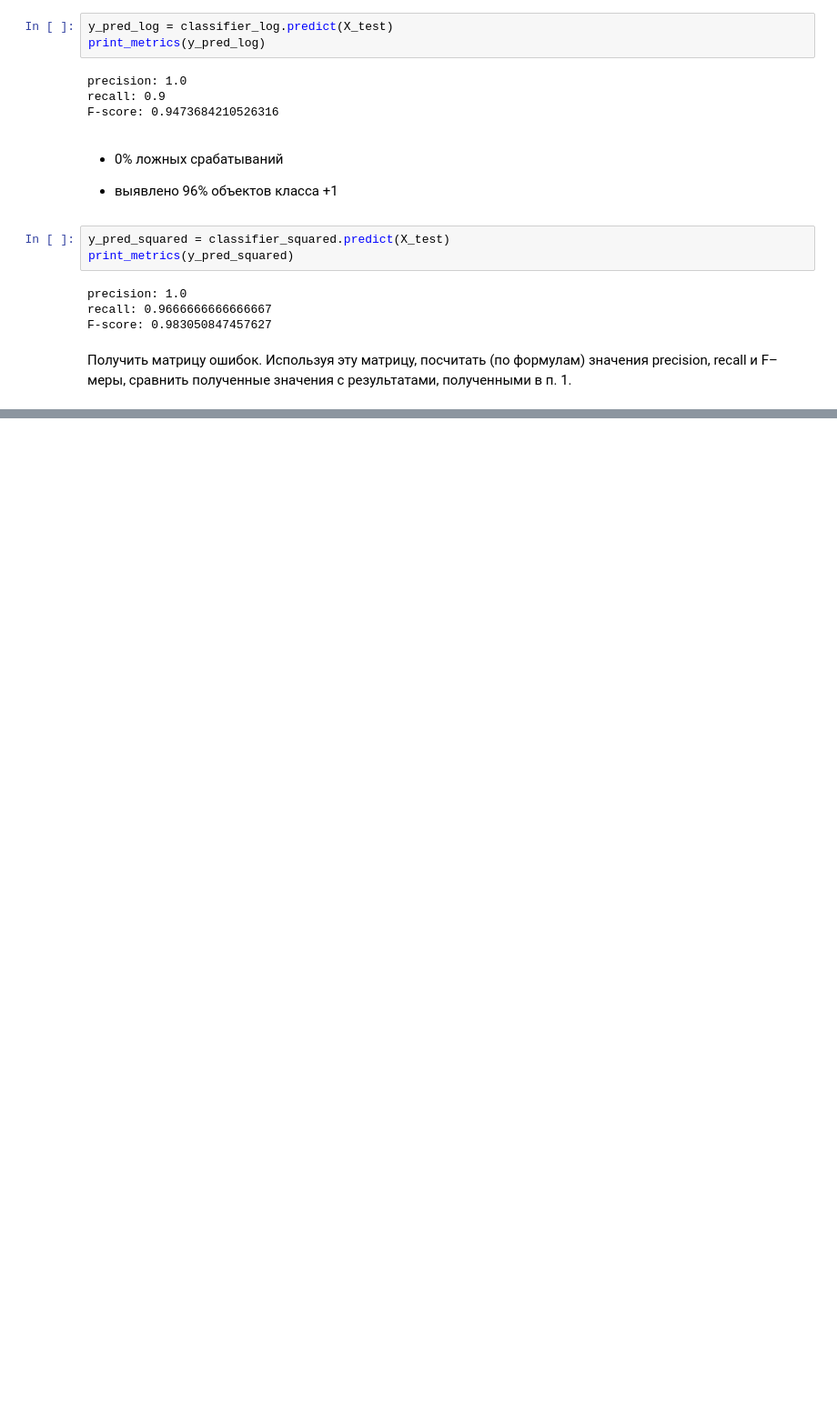
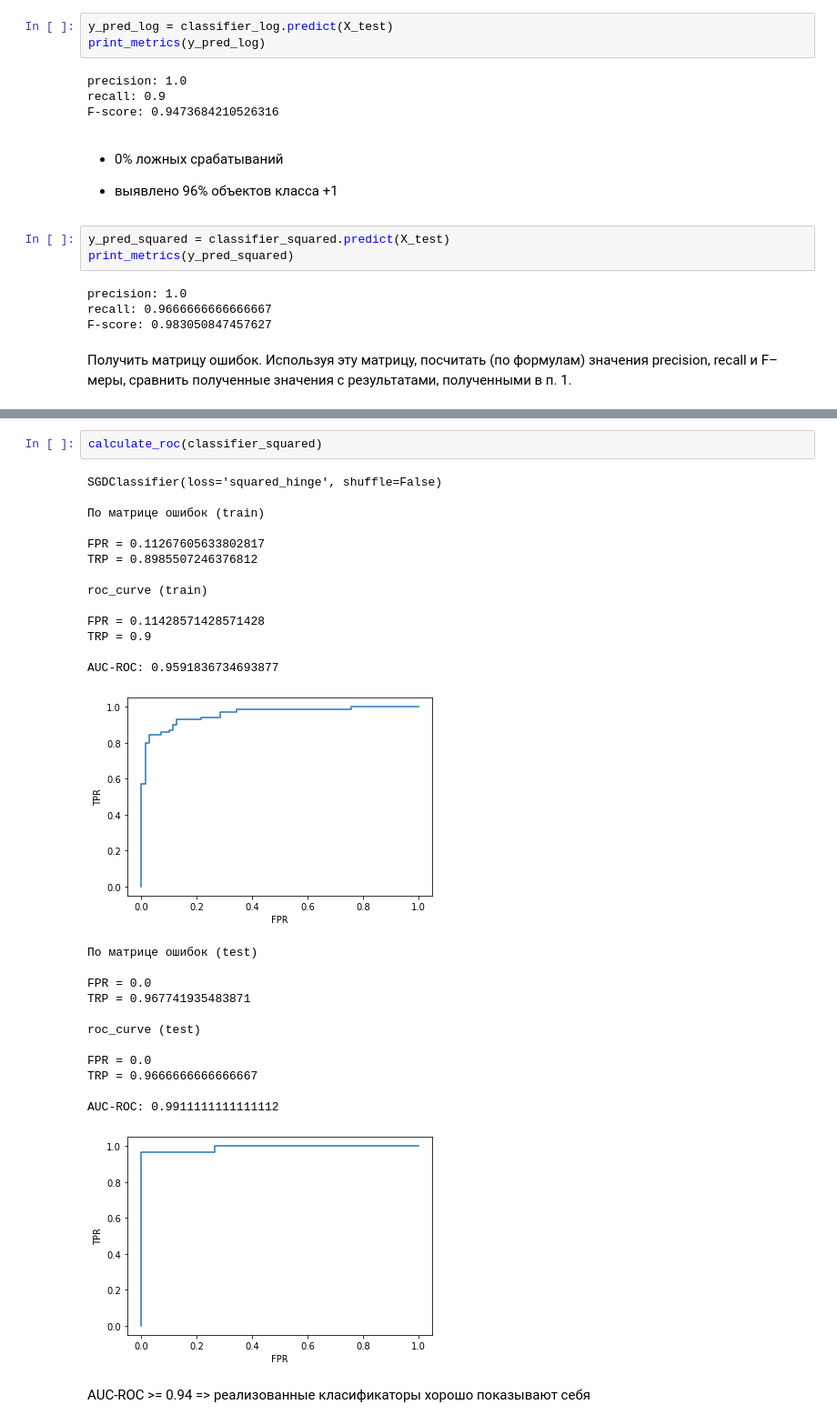
Before and after one commit to UTMN-Magistracy/Machine_Learning, a Jupyter notebook: lab_5_2/lab5_2.ipynb, the cells around one changed output, grey strips where cells are left out. Shown at 91% size. Cells and saved outputs as stored; diff of their text form; blank space fills up the shorter version.

```diff
--- a/lab_5_2/lab5_2.ipynb
+++ b/lab_5_2/lab5_2.ipynb
@@ -230,0 +343,31 @@ F-score: 0.983050847457627
+# %%
+calculate_roc(classifier_squared)
+# %% [output]
+SGDClassifier(loss='squared_hinge', shuffle=False)
+
+По матрице ошибок (train)
+
+FPR = 0.11267605633802817
+TRP = 0.8985507246376812
+
+roc_curve (train)
+
+FPR = 0.11428571428571428
+TRP = 0.9
+
+AUC-ROC: 0.9591836734693877
+[figure, added]
+По матрице ошибок (test)
+
+FPR = 0.0
+TRP = 0.967741935483871
+
+roc_curve (test)
+
+FPR = 0.0
+TRP = 0.9666666666666667
+
+AUC-ROC: 0.9911111111111112
+[figure, added]
+# %% [markdown]
+AUC-ROC >= 0.94 => реализованные класификаторы хорошо показывают себя
```
Also changed, not shown: parts of 12 cells of this notebook.
